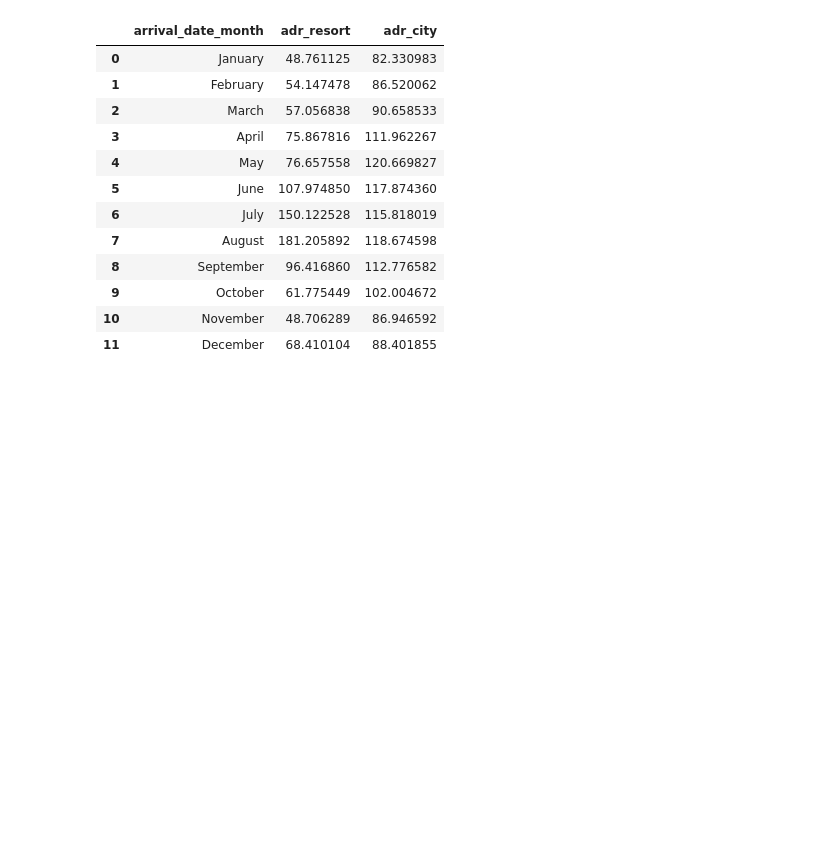
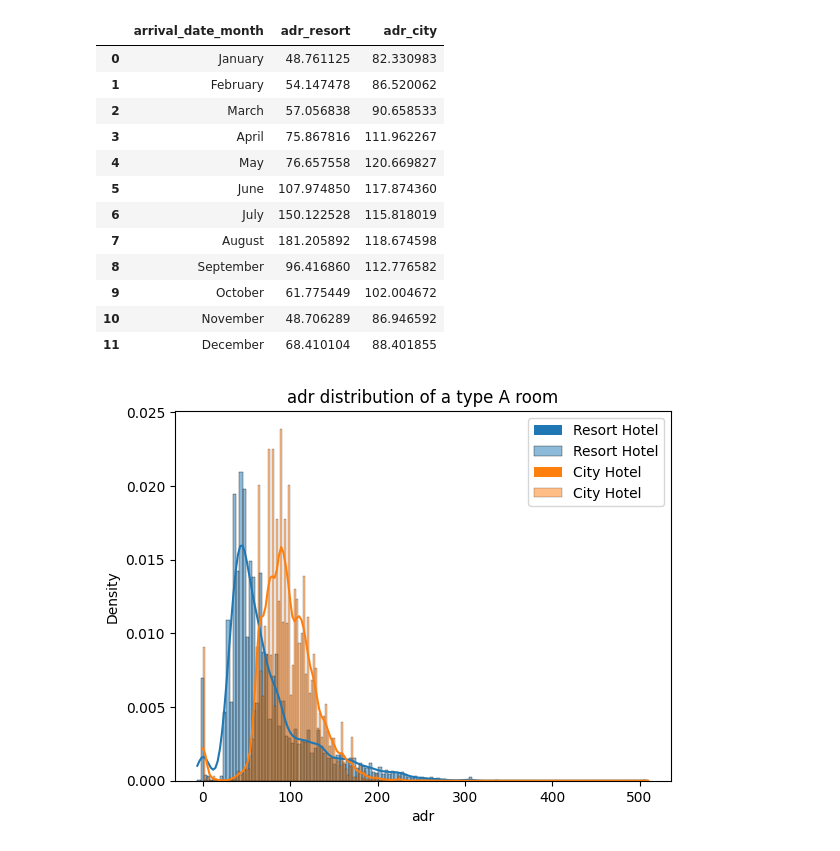
Before and after one commit to TheDandyCodes/TFG-ADE, a Jupyter notebook: booking.ipynb, the cells around one changed output. Saved outputs shown, nothing was run; the diff lists cells and outputs as text; code cells hidden in the pictures; blank space fills up the shorter version.

```diff
--- a/booking.ipynb
+++ b/booking.ipynb
@@ -97,3 +97,14 @@ year = year_resort.merge(year_city, on='arrival_date_year')
 year.columns = ['year', 'adr_resort', 'adr_city']
 fig = px.line(year, x='year', y=['adr_resort','adr_city'], width=800, height=400)
 fig.show()
+# %%
+city_hotel_A = data_no_canceled[(data_no_canceled.reserved_room_type == 'A') & (data_no_canceled.hotel=='City Hotel')].adr
+resort_hotel_A = data_no_canceled[(data_no_canceled.reserved_room_type == 'A') & (
+    data_no_canceled.hotel == 'Resort Hotel')].adr
+sns.histplot(resort_hotel_A, kde=True, label='Resort Hotel', stat='density')
+sns.histplot(city_hotel_A, kde=True, label='City Hotel', stat='density')
+plt.title('adr distribution of a type A room')
+plt.legend()
+plt.show()
+# %% [output]
+[figure, added]
```
Also changed, not shown: parts of 2 cells of this notebook.
